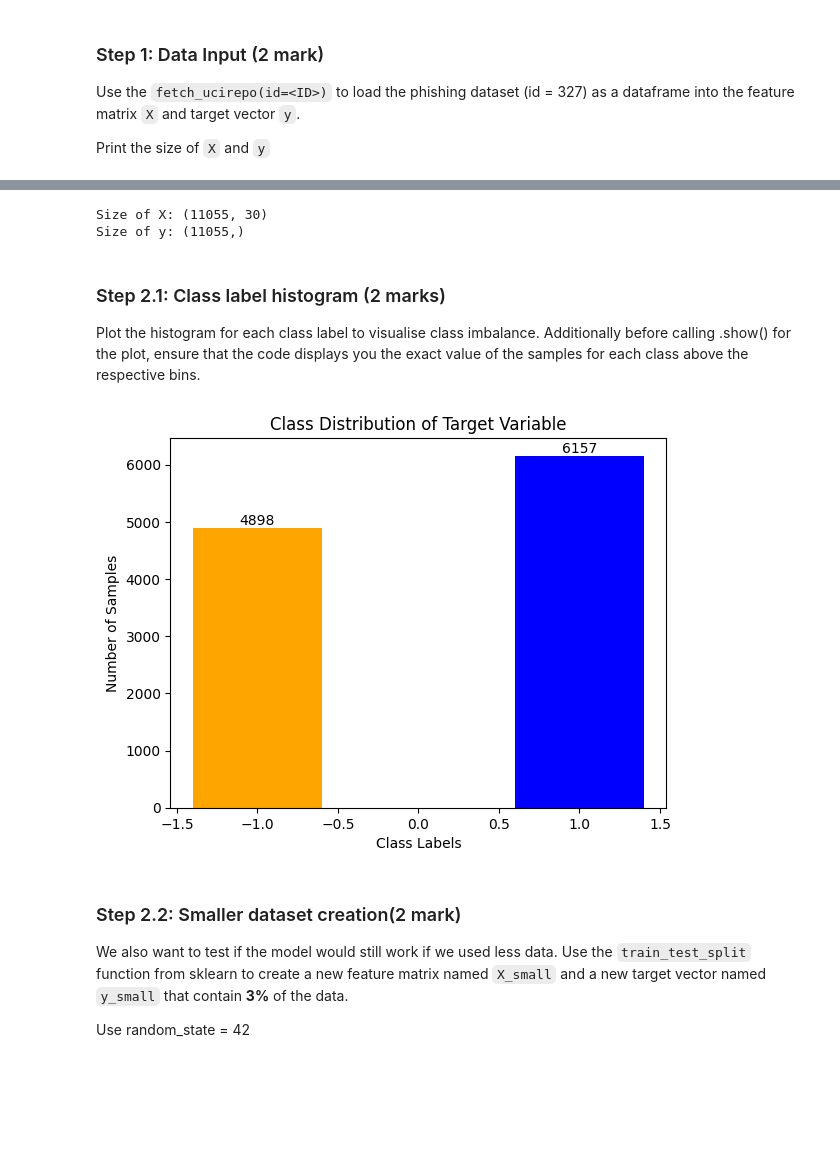
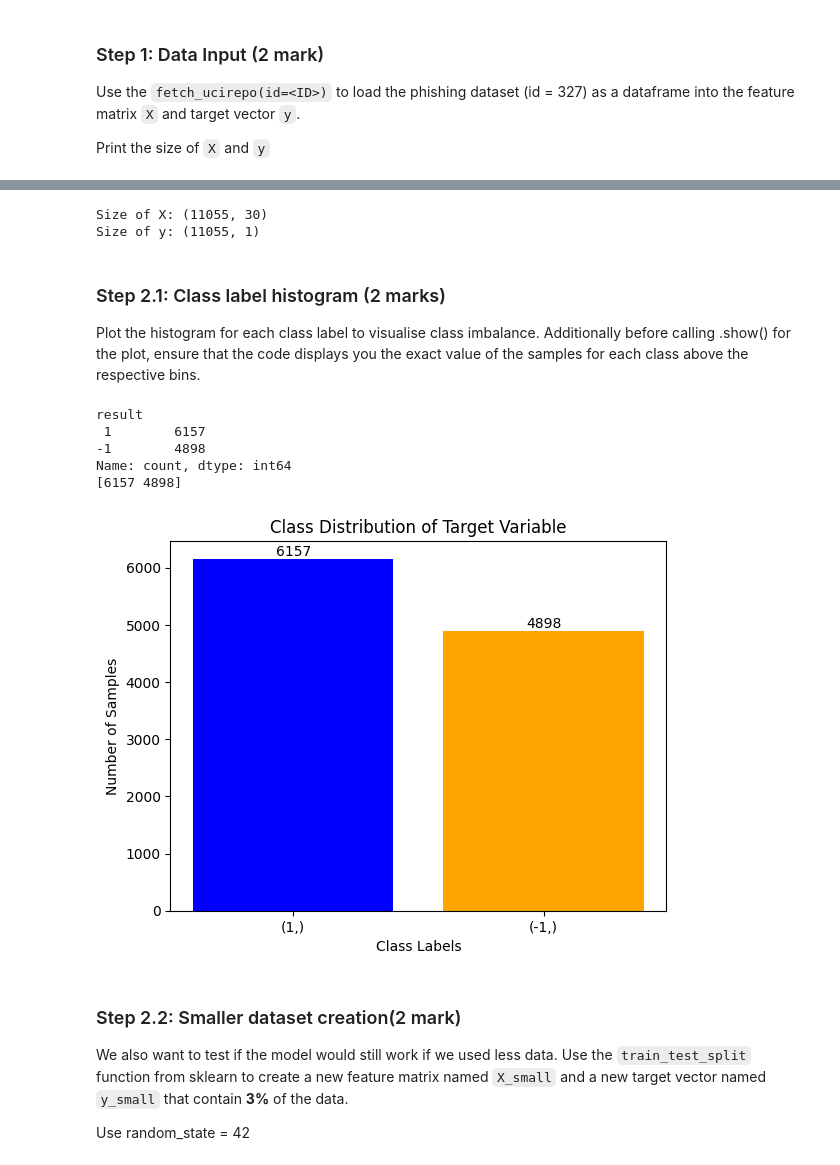
Before and after one commit to jasleenbadhesha/engg680_2024_fall, a Jupyter notebook: Lab_Assignment3/Assignment3.ipynb, the cells around one changed output, grey strips where cells are left out. Drawn from its saved outputs; the diff is of its cells as text; code cells hidden in the pictures; blank space fills up the shorter version.

```diff
--- a/Lab_Assignment3/Assignment3.ipynb
+++ b/Lab_Assignment3/Assignment3.ipynb
@@ -449,15 +450,19 @@ from ucimlrepo import fetch_ucirepo
 # Below code fetches dataset
 phishing_websites = fetch_ucirepo(id=327)
 
-# TO DO: data (as pandas dataframes) (1 mark)
-X = pd.DataFrame(phishing_websites['data']['features'])
-y = pd.Series(phishing_websites['data']['targets'].values.ravel(), name="target")
+# data (as pandas dataframes)
+X = phishing_websites.data.features
+y = phishing_websites.data.targets
+
+# X = pd.DataFrame(phishing_websites['data']['features'])                             #ISK Edit
+# y = pd.Series(phishing_websites['data']['targets'].values.ravel(), name="target")
+
 # TO DO: display sizes of X and y (1 mark)
 print("Size of X:", X.shape)
 print("Size of y:", y.shape)
 # %% [output]
 Size of X: (11055, 30)
-Size of y: (11055,)
+Size of y: (11055, 1)
 # %% [markdown]
 ### Step 2.1: Class label histogram (2 marks)
 
@@ -465,17 +470,31 @@ Plot the histogram for each class label to visualise class imbalance. Additional
 # %%
 # TO DO: Check the class distribution of y (2 mark)
 class_counts = y.value_counts()
-plt.bar(class_counts.index, class_counts.values, color=['blue', 'orange'])
+print(class_counts)
+print(class_counts.values)
+
+# plt.bar(class_counts.index, class_counts.values, color=['blue', 'orange'])
+# for idx, value in enumerate(class_counts.values):                                         #ISK Edit
+#  plt.text(class_counts.index[idx], value, str(value), ha='center', va='bottom')
+
+# Convert index to strings for plotting on x-axis
+# This addresses the TypeError issue by providing a suitable data type for the x-axis
+plt.bar([str(i) for i in class_counts.index], class_counts.values, color=['blue', 'orange'])
 for idx, value in enumerate(class_counts.values):
- plt.text(class_counts.index[idx], value, str(value), ha='center', va='bottom')
+  plt.text(str(class_counts.index[idx]), value, str(value), ha='center', va='bottom')
 
 # Display exact values for each bin in the histogram
 plt.xlabel("Class Labels")
 plt.ylabel("Number of Samples")
 plt.title("Class Distribution of Target Variable")
 plt.show()
 # %% [output]
+result
+ 1        6157
+-1        4898
+Name: count, dtype: int64
+[6157 4898]
-[figure, old version]
+[figure, new version]
 # %% [markdown]
 ### Step 2.2: Smaller dataset creation(2 mark)
 
```
Also changed, not shown: parts of 11 cells of this notebook.
